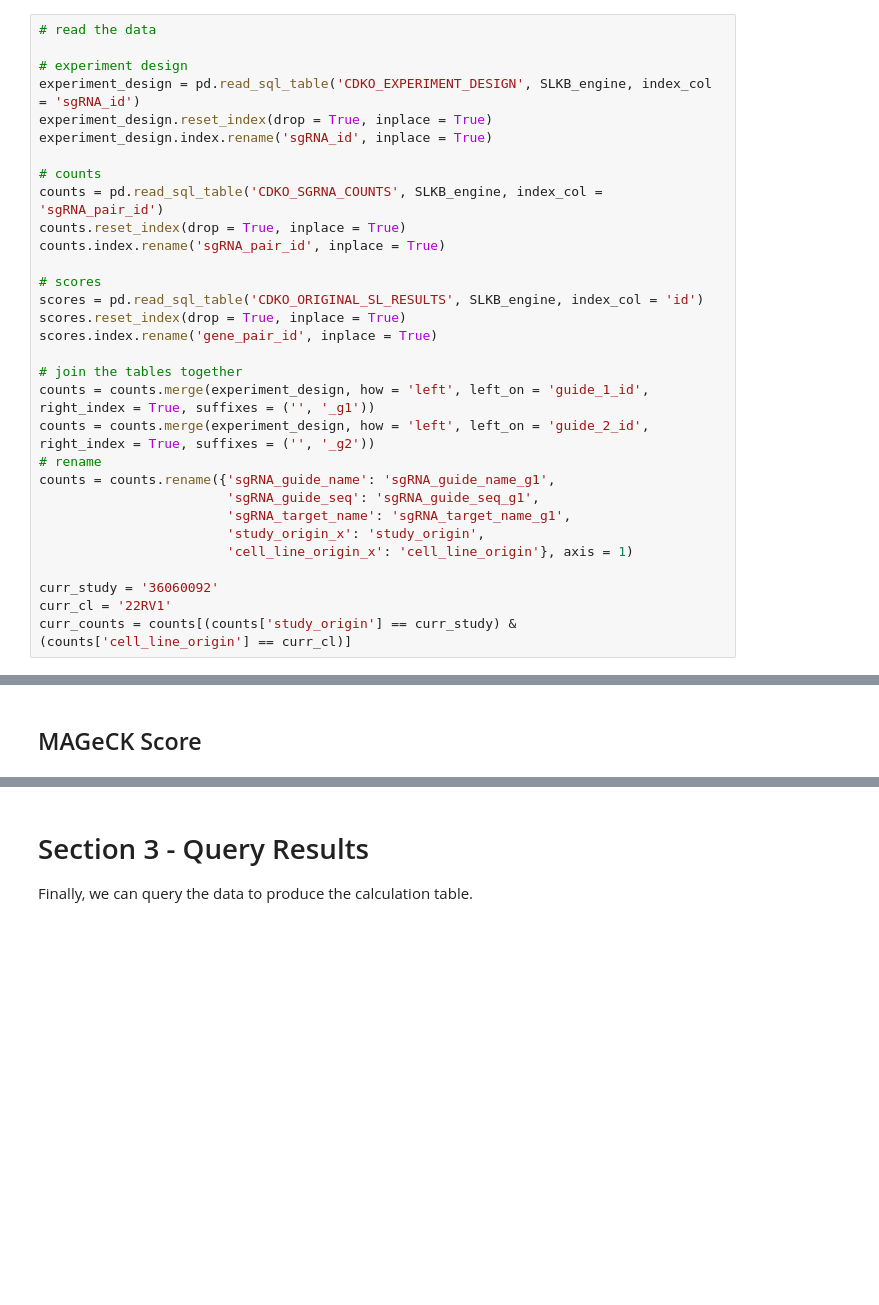
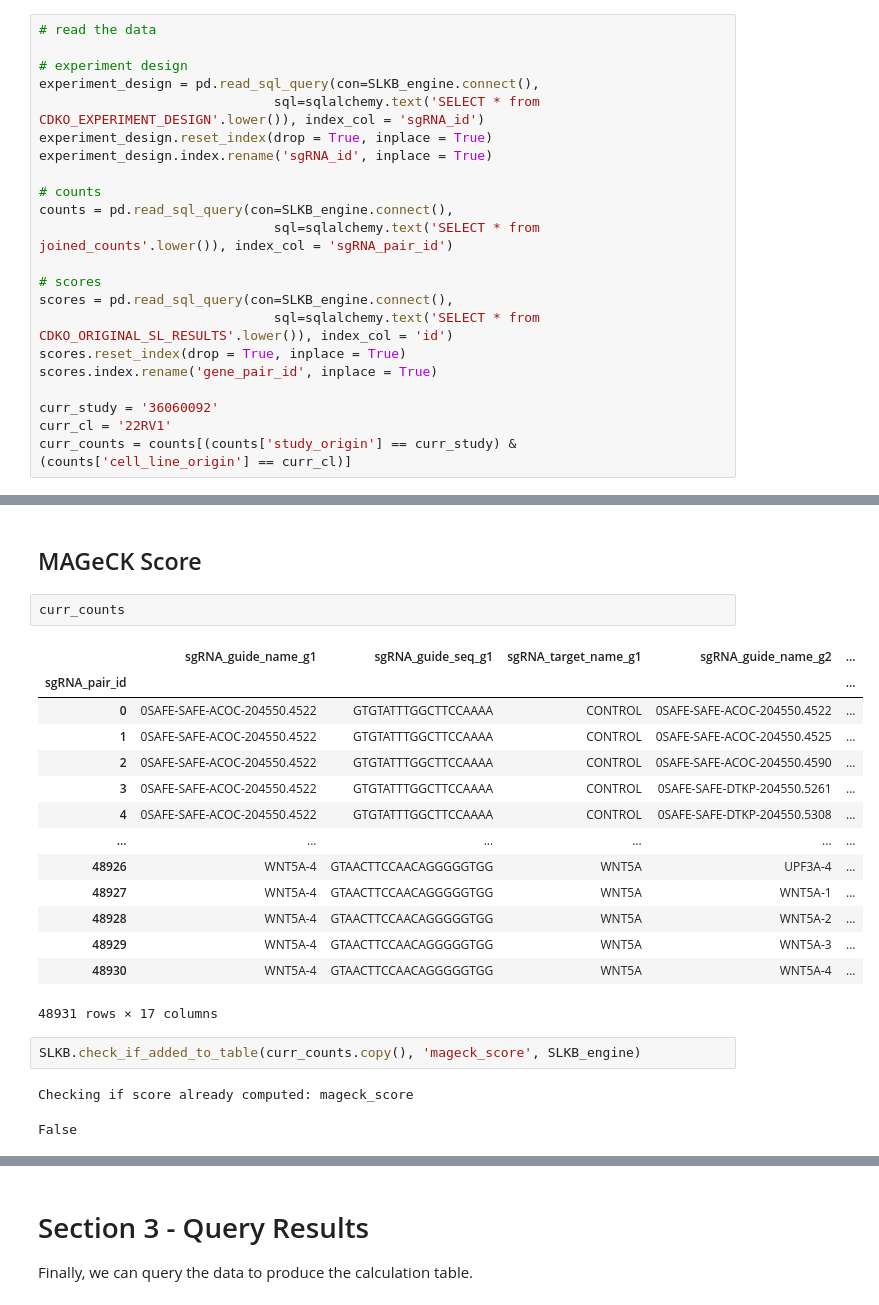
Before and after one commit to BirkanGokbag/SLKB-Analysis-Pipeline, a Jupyter notebook: SLKB/files/pipeline.ipynb, the cells around one changed output, grey strips where cells are left out. Drawn from its saved outputs; the diff is of its cells as text; blank space fills up the shorter version.

```diff
--- a/SLKB/files/pipeline.ipynb
+++ b/SLKB/files/pipeline.ipynb
@@ -163,29 +183,20 @@ Here, we calculate the scores and add them to the database. First, we start by q
 # read the data
 
 # experiment design
-experiment_design = pd.read_sql_table('CDKO_EXPERIMENT_DESIGN', SLKB_engine, index_col = 'sgRNA_id')
+experiment_design = pd.read_sql_query(con=SLKB_engine.connect(),
+                              sql=sqlalchemy.text('SELECT * from CDKO_EXPERIMENT_DESIGN'.lower()), index_col = 'sgRNA_id')
 experiment_design.reset_index(drop = True, inplace = True)
 experiment_design.index.rename('sgRNA_id', inplace = True)
 
 # counts
-counts = pd.read_sql_table('CDKO_SGRNA_COUNTS', SLKB_engine, index_col = 'sgRNA_pair_id')
-counts.reset_index(drop = True, inplace = True)
-counts.index.rename('sgRNA_pair_id', inplace = True)
+counts = pd.read_sql_query(con=SLKB_engine.connect(),
+                              sql=sqlalchemy.text('SELECT * from joined_counts'.lower()), index_col = 'sgRNA_pair_id')
 
 # scores
-scores = pd.read_sql_table('CDKO_ORIGINAL_SL_RESULTS', SLKB_engine, index_col = 'id')
+scores = pd.read_sql_query(con=SLKB_engine.connect(),
+                              sql=sqlalchemy.text('SELECT * from CDKO_ORIGINAL_SL_RESULTS'.lower()), index_col = 'id')
 scores.reset_index(drop = True, inplace = True)
 scores.index.rename('gene_pair_id', inplace = True)
-
-# join the tables together
-counts = counts.merge(experiment_design, how = 'left', left_on = 'guide_1_id', right_index = True, suffixes = ('', '_g1'))
-counts = counts.merge(experiment_design, how = 'left', left_on = 'guide_2_id', right_index = True, suffixes = ('', '_g2'))
-# rename
-counts = counts.rename({'sgRNA_guide_name': 'sgRNA_guide_name_g1',
-                        'sgRNA_guide_seq': 'sgRNA_guide_seq_g1',
-                        'sgRNA_target_name': 'sgRNA_target_name_g1',
-                        'study_origin_x': 'study_origin',
-                        'cell_line_origin_x': 'cell_line_origin'}, axis = 1)
 
 curr_study = '36060092'
 curr_cl = '22RV1'
@@ -287,4 +293,26 @@ Added Record stats...
 Score insert: 1225
 # %% [markdown]
 ## MAGeCK Score
+# %%
+curr_counts
+# %% [output]
+|  | sgRNA_guide_name_g1 | sgRNA_guide_seq_g1 | sgRNA_target_name_g1 | sgRNA_guide_name_g2 | ... |
+| sgRNA_pair_id |  |  |  |  | ... |
+| 0 | 0SAFE-SAFE-ACOC-204550.4522 | GTGTATTTGGCTTCCAAAA | CONTROL | 0SAFE-SAFE-ACOC-204550.4522 | ... |
+| 1 | 0SAFE-SAFE-ACOC-204550.4522 | GTGTATTTGGCTTCCAAAA | CONTROL | 0SAFE-SAFE-ACOC-204550.4525 | ... |
+| 2 | 0SAFE-SAFE-ACOC-204550.4522 | GTGTATTTGGCTTCCAAAA | CONTROL | 0SAFE-SAFE-ACOC-204550.4590 | ... |
+| 3 | 0SAFE-SAFE-ACOC-204550.4522 | GTGTATTTGGCTTCCAAAA | CONTROL | 0SAFE-SAFE-DTKP-204550.5261 | ... |
+| 4 | 0SAFE-SAFE-ACOC-204550.4522 | GTGTATTTGGCTTCCAAAA | CONTROL | 0SAFE-SAFE-DTKP-204550.5308 | ... |
+| ... | ... | ... | ... | ... | ... |
+| 48926 | WNT5A-4 | GTAACTTCCAACAGGGGGTGG | WNT5A | UPF3A-4 | ... |
+| 48927 | WNT5A-4 | GTAACTTCCAACAGGGGGTGG | WNT5A | WNT5A-1 | ... |
+| 48928 | WNT5A-4 | GTAACTTCCAACAGGGGGTGG | WNT5A | WNT5A-2 | ... |
+| 48929 | WNT5A-4 | GTAACTTCCAACAGGGGGTGG | WNT5A | WNT5A-3 | ... |
+| 48930 | WNT5A-4 | GTAACTTCCAACAGGGGGTGG | WNT5A | WNT5A-4 | ... |
+48931 rows × 17 columns
+# %%
+SLKB.check_if_added_to_table(curr_counts.copy(), 'mageck_score', SLKB_engine)
+# %% [output]
+Checking if score already computed: mageck_score
+False
 # %%
```
Also changed, not shown: parts of 24 cells of this notebook, 11 other files.
